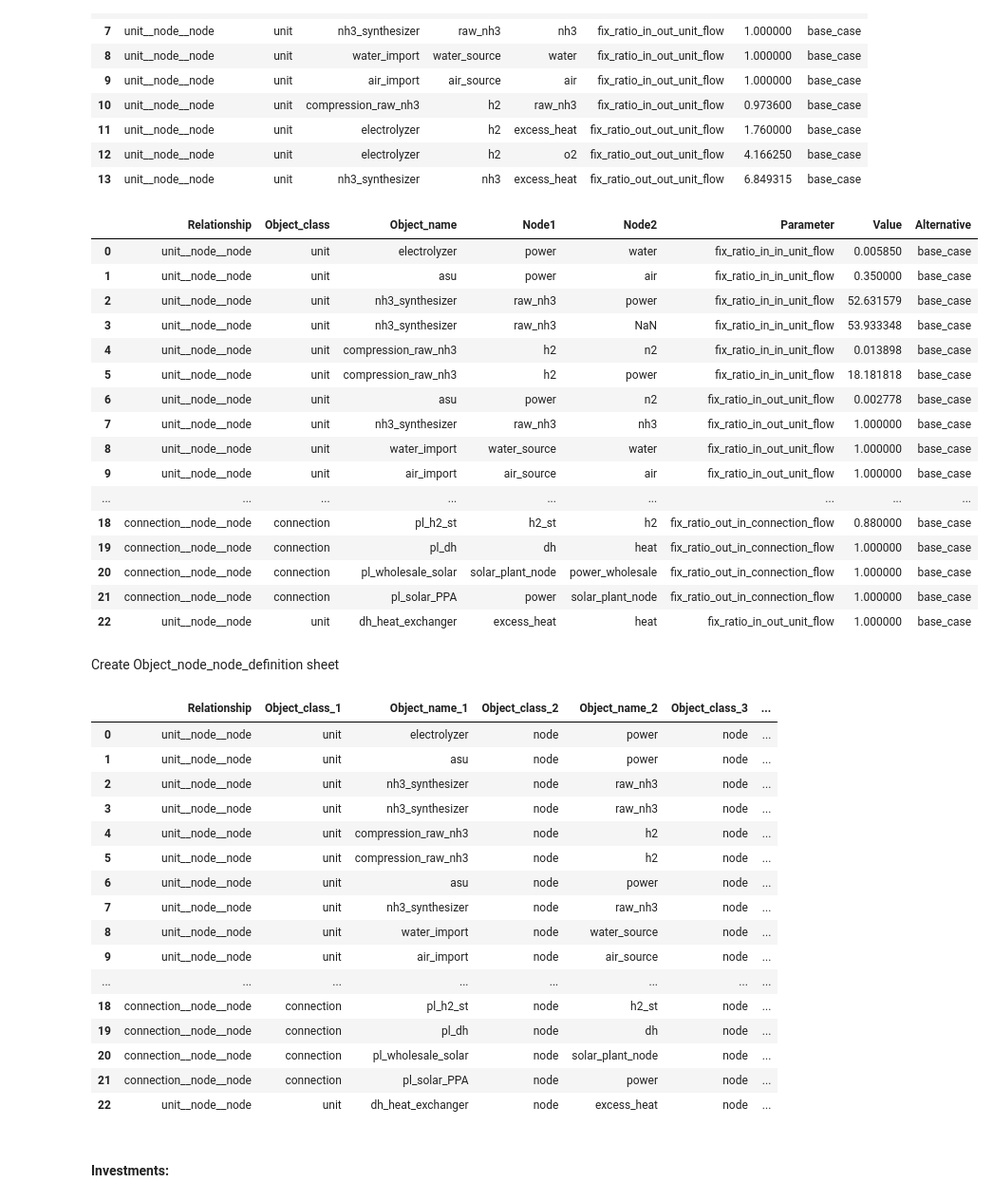
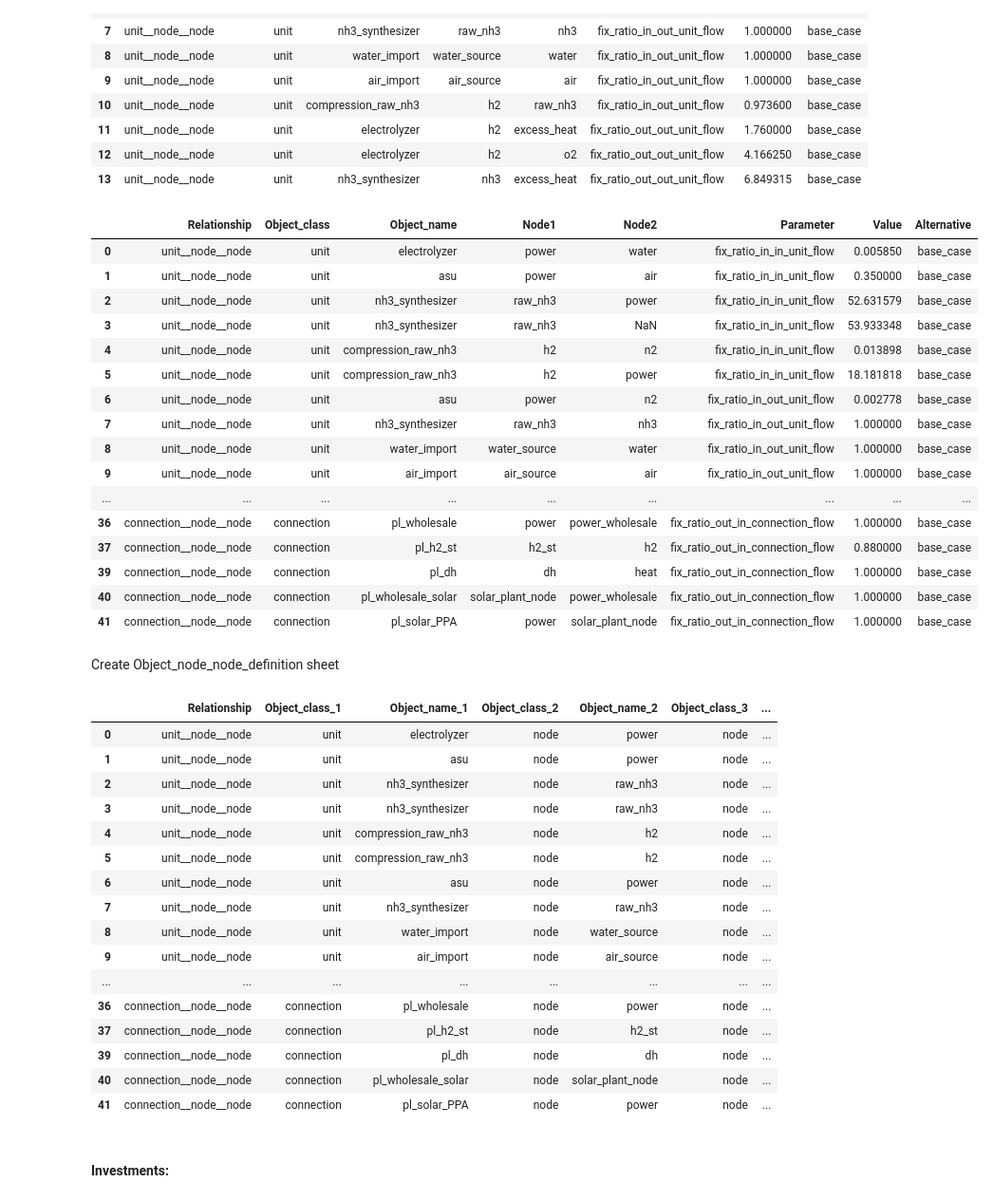
Before and after one commit to CSEI-EU/Nord_H2ub, a Jupyter notebook: spine_projects/01_input_data/00_functions/please_ignore.ipynb, the cells around one changed output. Shown at 95% size. Saved outputs shown, nothing was run; the diff lists cells and outputs as text; code cells hidden in the pictures.

Commit message:
adjustments in the apply_district_heating_as_product() funciton

```diff
--- a/spine_projects/01_input_data/00_functions/please_ignore.ipynb
+++ b/spine_projects/01_input_data/00_functions/please_ignore.ipynb
@@ -732,20 +713,10 @@ df_object__node_definitions = pd.DataFrame(df_object__node[['Relationship_class_
 df_object__node_definitions = df_object__node_definitions.drop_duplicates()
 df_object__node_definitions = df_object__node_definitions.reset_index(drop=True)
 
-# Add district heating
-if district_heating:
-    df_object__node_definitions = pd.concat([df_object__node_definitions, dh_sheets_mapping['Object__to_from_node_definition']], ignore_index=True)
-else:
-    pass
-
 # Drop rows where no parameters for the relationship are defined (column has missing values (NaN or None))
 drop_no_value_column = 'Parameter'
 df_object__node_values = df_object__node[df_object__node[drop_no_value_column] != '']
 
-# Add district heating
-if district_heating:
-    df_object__node_values = pd.concat([df_object__node_values, dh_sheets_mapping['Object__to_from_node']], ignore_index=True)
-
 df_object__node_values.head(70)
 # %% [output]
 |  | Relationship_class_name | Object_class | Object_name | Object_to_from | Object_to_from_name | Parameter | ... |
@@ -934,43 +905,38 @@ df_fix_ratio_out_in_connections = pd.DataFrame(values_out_in_connections, column
                                                                                      'Node2', 'Parameter', 'Value', 'Alternative'])
 
 # Create Object_node_node
 df_object_node_node = pd.concat([df_unit_node_node,
                                 df_fix_ratio_in_in_connections, df_fix_ratio_in_out_connections,
                                 df_fix_ratio_out_out_connections, df_fix_ratio_out_in_connections])
 df_object_node_node = df_object_node_node.reset_index(drop=True)
 
 df_object_node_node = df_object_node_node.dropna(subset=['Value'])
 
 # Filter RES connections based on RES_powers
 df_object_node_node = df_object_node_node[
     df_object_node_node['Object_name'].apply(matches_active)
 ]
 
-# Add district heating
-if district_heating:
-    df_object_node_node = pd.concat([df_object_node_node, dh_sheets_mapping['Object__node_node']], ignore_index=True)
-
-
 # Show table head for control
 df_object_node_node.head(50)
 # %% [output]
 |  | Relationship | Object_class | Object_name | Node1 | Node2 | Parameter | Value | Alternative |
 | 0 | unit__node__node | unit | electrolyzer | power | water | fix_ratio_in_in_unit_flow | 0.005850 | base_case |
 | 1 | unit__node__node | unit | asu | power | air | fix_ratio_in_in_unit_flow | 0.350000 | base_case |
 | 2 | unit__node__node | unit | nh3_synthesizer | raw_nh3 | power | fix_ratio_in_in_unit_flow | 52.631579 | base_case |
 | 3 | unit__node__node | unit | nh3_synthesizer | raw_nh3 | NaN | fix_ratio_in_in_unit_flow | 53.933348 | base_case |
 | 4 | unit__node__node | unit | compression_raw_nh3 | h2 | n2 | fix_ratio_in_in_unit_flow | 0.013898 | base_case |
 | 5 | unit__node__node | unit | compression_raw_nh3 | h2 | power | fix_ratio_in_in_unit_flow | 18.181818 | base_case |
 | 6 | unit__node__node | unit | asu | power | n2 | fix_ratio_in_out_unit_flow | 0.002778 | base_case |
 | 7 | unit__node__node | unit | nh3_synthesizer | raw_nh3 | nh3 | fix_ratio_in_out_unit_flow | 1.000000 | base_case |
 | 8 | unit__node__node | unit | water_import | water_source | water | fix_ratio_in_out_unit_flow | 1.000000 | base_case |
 | 9 | unit__node__node | unit | air_import | air_source | air | fix_ratio_in_out_unit_flow | 1.000000 | base_case |
 | ... | ... | ... | ... | ... | ... | ... | ... | ... |
-| 18 | connection__node__node | connection | pl_h2_st | h2_st | h2 | fix_ratio_out_in_connection_flow | 0.880000 | base_case |
-| 19 | connection__node__node | connection | pl_dh | dh | heat | fix_ratio_out_in_connection_flow | 1.000000 | base_case |
-| 20 | connection__node__node | connection | pl_wholesale_solar | solar_plant_node | power_wholesale | fix_ratio_out_in_connection_flow | 1.000000 | base_case |
-| 21 | connection__node__node | connection | pl_solar_PPA | power | solar_plant_node | fix_ratio_out_in_connection_flow | 1.000000 | base_case |
-| 22 | unit__node__node | unit | dh_heat_exchanger | excess_heat | heat | fix_ratio_in_out_unit_flow | 1.000000 | base_case |
+| 36 | connection__node__node | connection | pl_wholesale | power | power_wholesale | fix_ratio_out_in_connection_flow | 1.000000 | base_case |
+| 37 | connection__node__node | connection | pl_h2_st | h2_st | h2 | fix_ratio_out_in_connection_flow | 0.880000 | base_case |
+| 39 | connection__node__node | connection | pl_dh | dh | heat | fix_ratio_out_in_connection_flow | 1.000000 | base_case |
+| 40 | connection__node__node | connection | pl_wholesale_solar | solar_plant_node | power_wholesale | fix_ratio_out_in_connection_flow | 1.000000 | base_case |
+| 41 | connection__node__node | connection | pl_solar_PPA | power | solar_plant_node | fix_ratio_out_in_connection_flow | 1.000000 | base_case |
 # %%
 # For storages, the out_in_connetion is set in both directions
 
@@ -1005,10 +971,6 @@ df_object__node_node_definition.rename(columns =
 df_object__node_node_definition.insert(3, 'Object_class_2', 'node', allow_duplicates=True)
 df_object__node_node_definition.insert(5, 'Object_class_3', 'node', allow_duplicates=True)
 
-# Add district heating
-if district_heating:
-    df_object__node_node_definition = pd.concat([df_object__node_node_definition, dh_sheets_mapping['Object__node_node_def']], ignore_index=True)
-
 df_object__node_node_definition.head(100)
 # %% [output]
 |  | Relationship | Object_class_1 | Object_name_1 | Object_class_2 | Object_name_2 | Object_class_3 | ... |
@@ -1023,11 +985,11 @@ df_object__node_node_definition.head(100)
 | 8 | unit__node__node | unit | water_import | node | water_source | node | ... |
 | 9 | unit__node__node | unit | air_import | node | air_source | node | ... |
 | ... | ... | ... | ... | ... | ... | ... | ... |
-| 18 | connection__node__node | connection | pl_h2_st | node | h2_st | node | ... |
-| 19 | connection__node__node | connection | pl_dh | node | dh | node | ... |
-| 20 | connection__node__node | connection | pl_wholesale_solar | node | solar_plant_node | node | ... |
-| 21 | connection__node__node | connection | pl_solar_PPA | node | power | node | ... |
-| 22 | unit__node__node | unit | dh_heat_exchanger | node | excess_heat | node | ... |
+| 36 | connection__node__node | connection | pl_wholesale | node | power | node | ... |
+| 37 | connection__node__node | connection | pl_h2_st | node | h2_st | node | ... |
+| 39 | connection__node__node | connection | pl_dh | node | dh | node | ... |
+| 40 | connection__node__node | connection | pl_wholesale_solar | node | solar_plant_node | node | ... |
+| 41 | connection__node__node | connection | pl_solar_PPA | node | power | node | ... |
 # %%
 # Check if second node is necessary for demand
 for index, row in df_model_units.iterrows():
```
Also changed, not shown: parts of 25 cells of this notebook, 4 other files.
